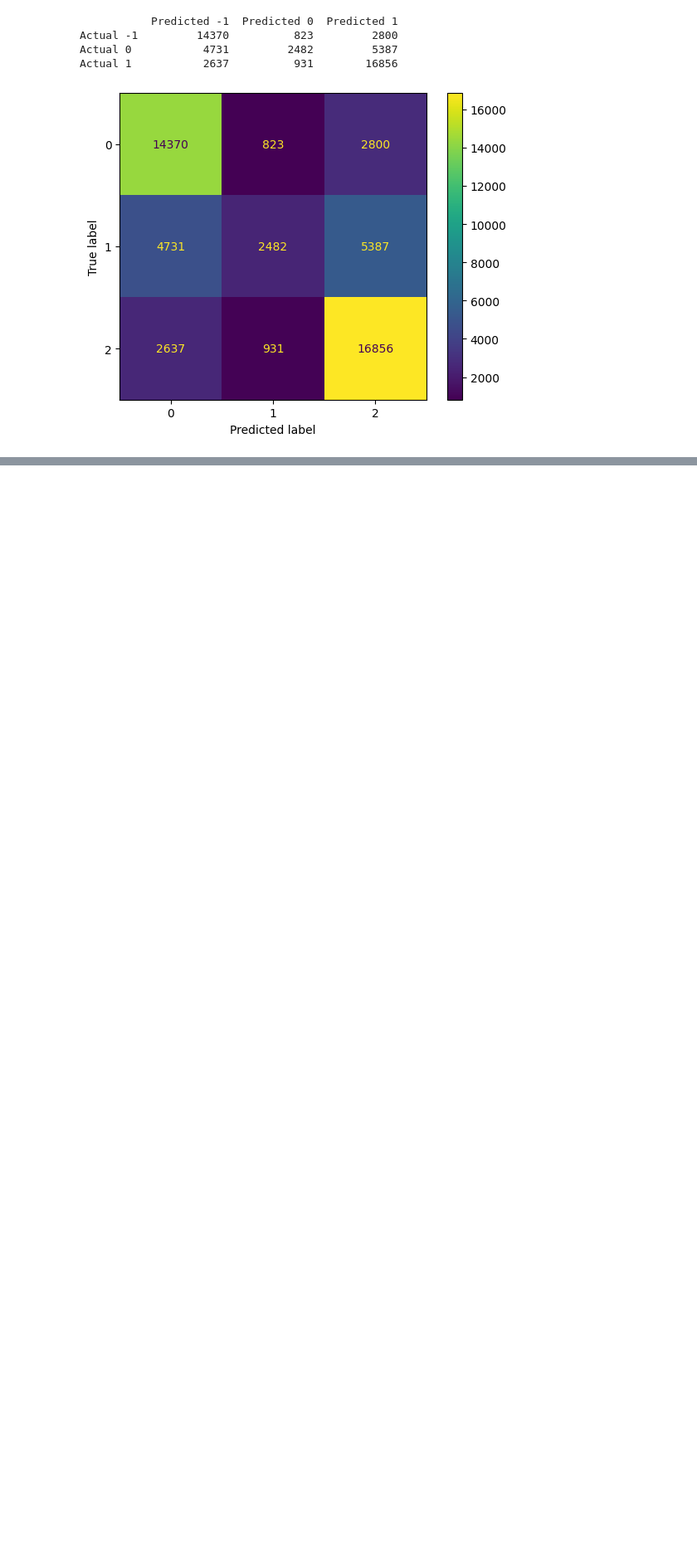
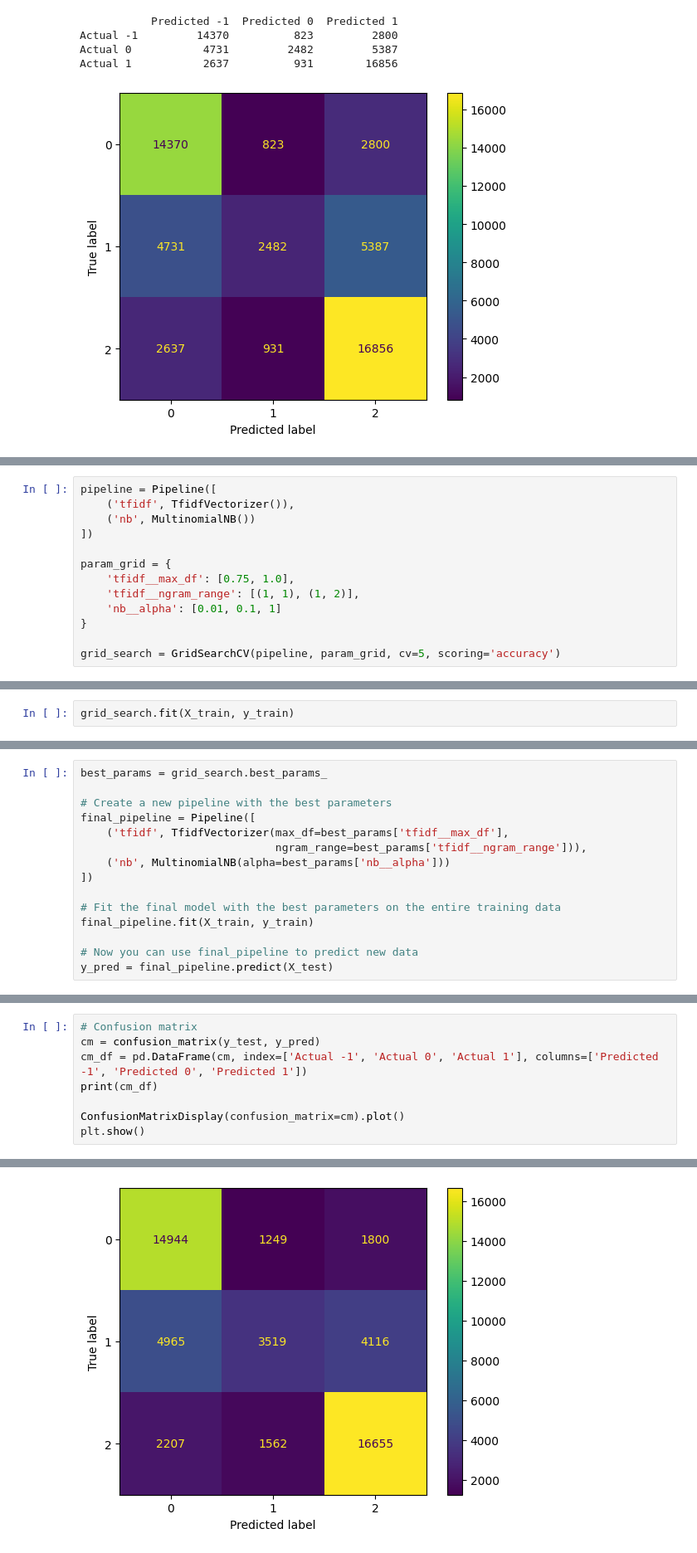
Before and after one commit to 14344ahmadi/Data-Science-Project, a Jupyter notebook: multinomial_naive_bayes.ipynb, the cells around one changed output, grey strips where cells are left out. Shown at 83% size. Saved outputs shown, nothing was run; the diff lists cells and outputs as text; blank space fills up the shorter version.

```diff
--- a/multinomial_naive_bayes.ipynb
+++ b/multinomial_naive_bayes.ipynb
@@ -94,0 +124,13 @@ Actual 1           2637          931        16856
+# %%
+pipeline = Pipeline([
+    ('tfidf', TfidfVectorizer()),
+    ('nb', MultinomialNB())
+])
+
+param_grid = {
+    'tfidf__max_df': [0.75, 1.0],
+    'tfidf__ngram_range': [(1, 1), (1, 2)],
+    'nb__alpha': [0.01, 0.1, 1]
+}
+
+grid_search = GridSearchCV(pipeline, param_grid, cv=5, scoring='accuracy')
@@ -94,0 +139,2 @@ Actual 1           2637          931        16856
+# %%
+grid_search.fit(X_train, y_train)
@@ -94,0 +156,15 @@ Actual 1           2637          931        16856
+# %%
+best_params = grid_search.best_params_
+
+# Create a new pipeline with the best parameters
+final_pipeline = Pipeline([
+    ('tfidf', TfidfVectorizer(max_df=best_params['tfidf__max_df'],
+                              ngram_range=best_params['tfidf__ngram_range'])),
+    ('nb', MultinomialNB(alpha=best_params['nb__alpha']))
+])
+
+# Fit the final model with the best parameters on the entire training data
+final_pipeline.fit(X_train, y_train)
+
+# Now you can use final_pipeline to predict new data
+y_pred = final_pipeline.predict(X_test)
@@ -94,0 +187,9 @@ Actual 1           2637          931        16856
+# %%
+# Confusion matrix
+cm = confusion_matrix(y_test, y_pred)
+cm_df = pd.DataFrame(cm, index=['Actual -1', 'Actual 0', 'Actual 1'], columns=['Predicted -1', 'Predicted 0', 'Predicted 1'])
+print(cm_df)
+
+ConfusionMatrixDisplay(confusion_matrix=cm).plot()
+plt.show()
+# %% [output]
@@ -94,0 +200 @@ Actual 1           2637          931        16856
+[figure, added]
```
Also changed, not shown: parts of 27 cells of this notebook.
